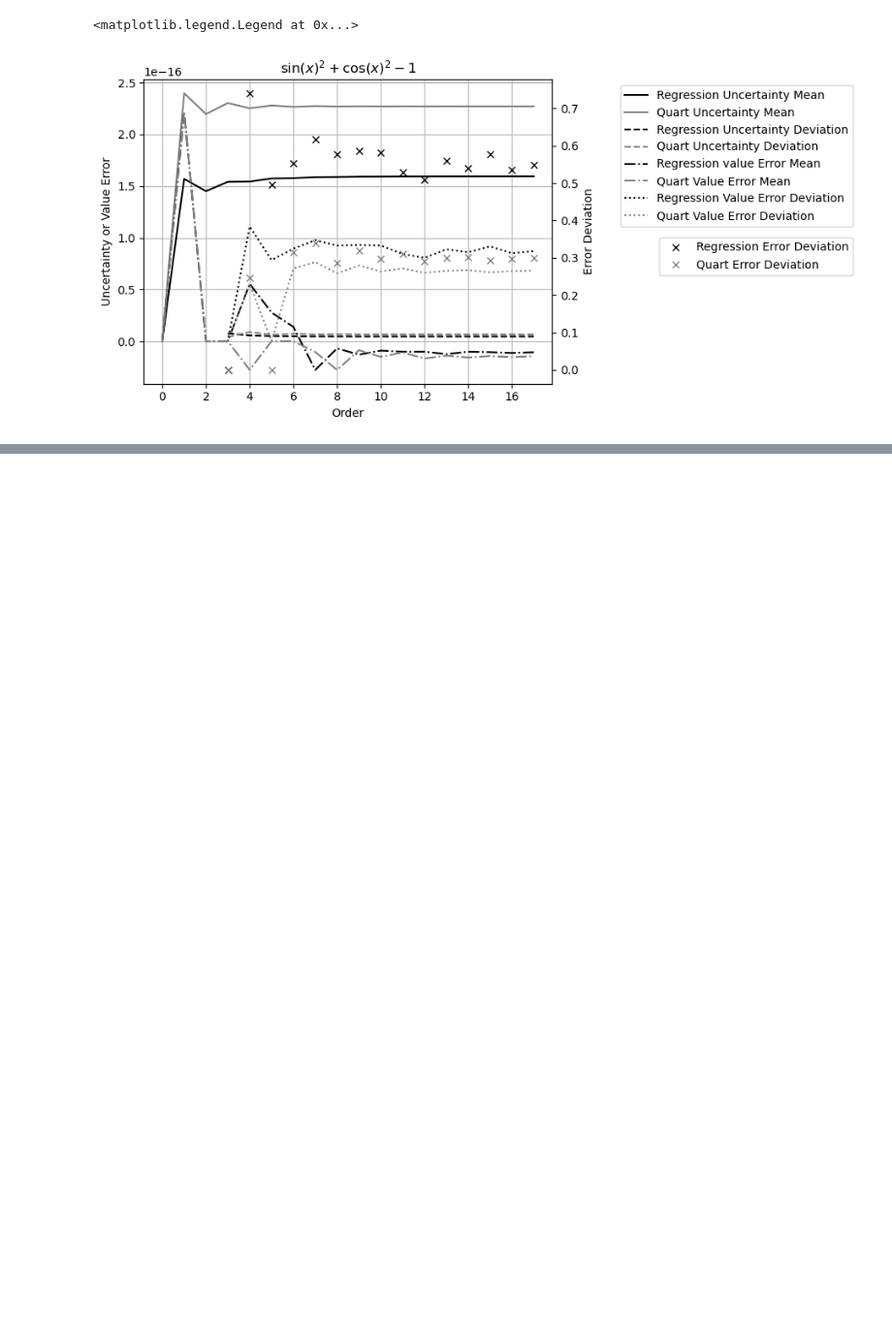
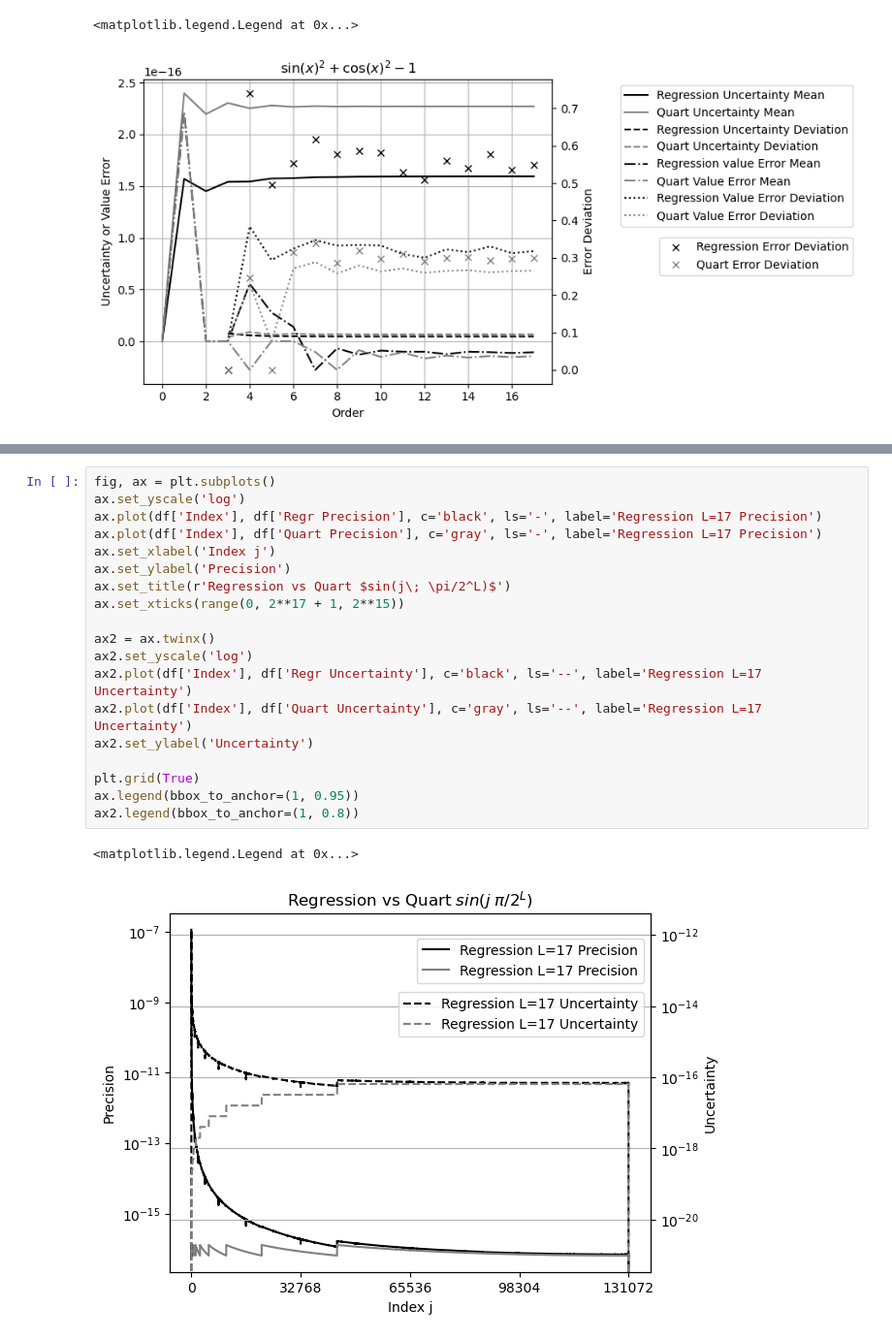
Before and after one commit to Chengpu0707/VarianceArithmetic, a Jupyter notebook: IPyNb/RegressiveSin.ipynb, the cells around one changed output, grey strips where cells are left out. Shown at 97% size. Saved outputs shown, nothing was run; the diff lists cells and outputs as text; blank space fills up the shorter version.

```diff
--- a/IPyNb/RegressiveSin.ipynb
+++ b/IPyNb/RegressiveSin.ipynb
@@ -72,0 +94,22 @@ ax2.legend(bbox_to_anchor=(1.75, 0.5))
+# %%
+fig, ax = plt.subplots()
+ax.set_yscale('log')
+ax.plot(df['Index'], df['Regr Precision'], c='black', ls='-', label='Regression L=17 Precision')
+ax.plot(df['Index'], df['Quart Precision'], c='gray', ls='-', label='Regression L=17 Precision')
+ax.set_xlabel('Index j')
+ax.set_ylabel('Precision')
+ax.set_title(r'Regression vs Quart $sin(j\; \pi/2^L)$')
+ax.set_xticks(range(0, 2**17 + 1, 2**15))
+
+ax2 = ax.twinx()
+ax2.set_yscale('log')
+ax2.plot(df['Index'], df['Regr Uncertainty'], c='black', ls='--', label='Regression L=17 Uncertainty')
+ax2.plot(df['Index'], df['Quart Uncertainty'], c='gray', ls='--', label='Regression L=17 Uncertainty')
+ax2.set_ylabel('Uncertainty')
+
+plt.grid(True)
+ax.legend(bbox_to_anchor=(1, 0.95))
+ax2.legend(bbox_to_anchor=(1, 0.8))
+# %% [output]
+<matplotlib.legend.Legend at 0x...>
+[figure, added]
```
Also changed, not shown: parts of 6 cells of this notebook, 6 other files.
